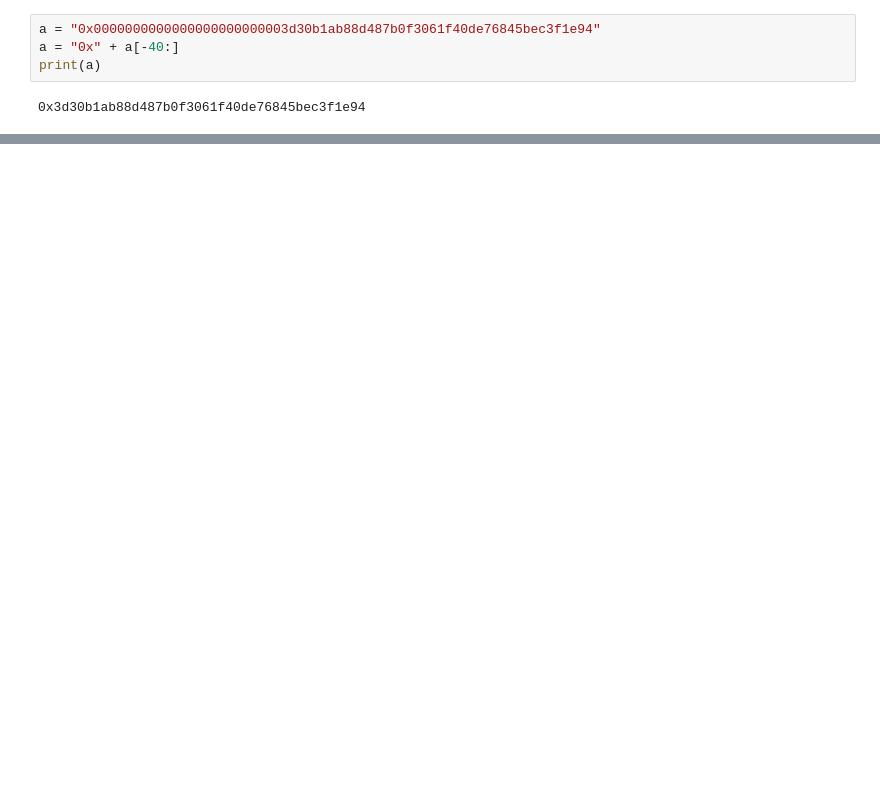
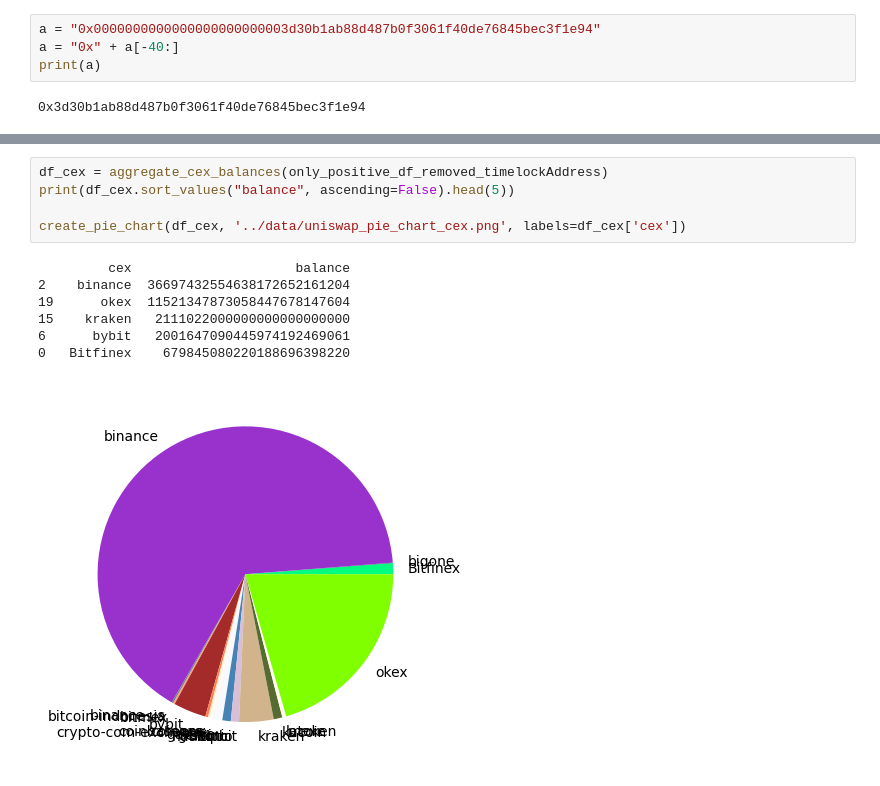
Before and after one commit to luk3k/caa-governance-tokens, a Jupyter notebook: src/analyze_data.ipynb, the cells around one changed output, grey strips where cells are left out. Cells and saved outputs as stored; diff of their text form; blank space fills up the shorter version.

```diff
--- a/src/analyze_data.ipynb
+++ b/src/analyze_data.ipynb
@@ -263,0 +172,13 @@ Number of other addresses:  382479
+# %%
+df_cex = aggregate_cex_balances(only_positive_df_removed_timelockAddress)
+print(df_cex.sort_values("balance", ascending=False).head(5))
+
+create_pie_chart(df_cex, '../data/uniswap_pie_chart_cex.png', labels=df_cex['cex'])
+# %% [output]
+         cex                     balance
+2    binance  36697432554638172652161204
+19      okex  11521347873058447678147604
+15    kraken   2111022000000000000000000
+6      bybit   2001647090445974192469061
+0   Bitfinex    679845080220188696398220
+[figure, added]
```
Also changed, not shown: parts of 10 cells of this notebook, 1 other file.
